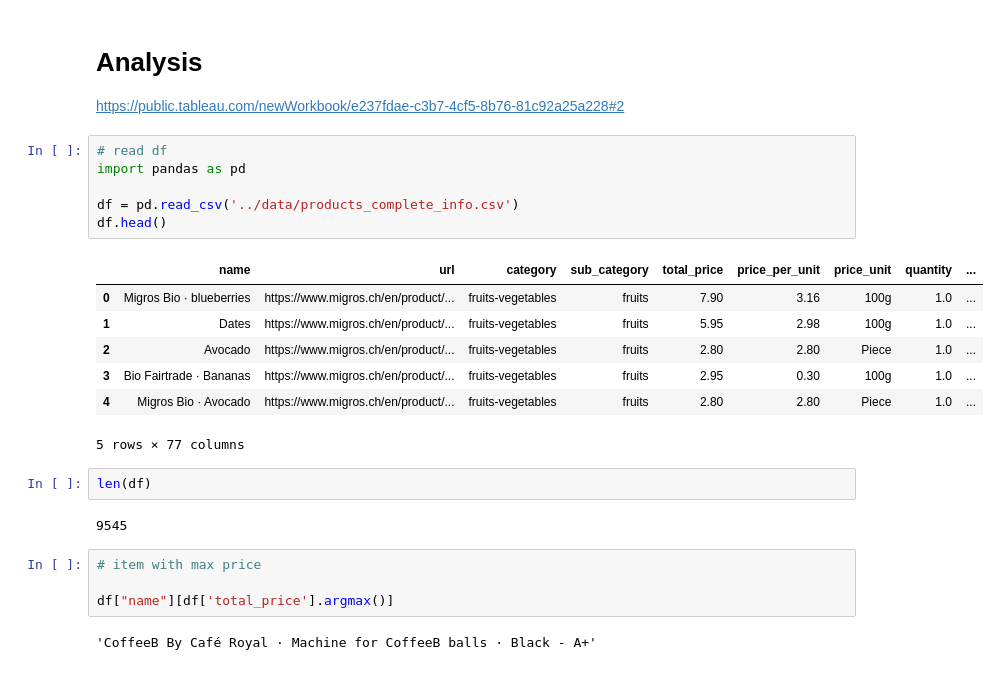
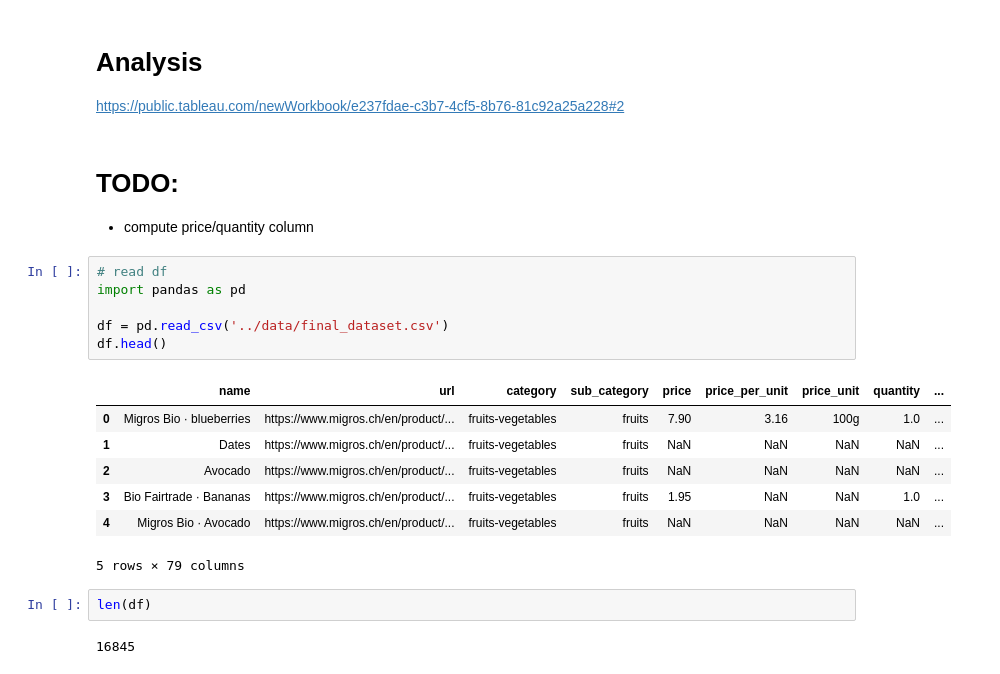
Before and after one commit to AlainJoss/scraping_migros.ch, a Jupyter notebook: scripts/EDA.ipynb, the cells around one changed output. Drawn from its saved outputs; the diff is of its cells as text.

```diff
--- a/scripts/EDA.ipynb
+++ b/scripts/EDA.ipynb
@@ -2,27 +2,25 @@
 # Analysis
 
 https://public.tableau.com/newWorkbook/e237fdae-c3b7-4cf5-8b76-81c92a25a228#2
+# %% [markdown]
+# TODO:
+
+- compute price/quantity column
 # %%
 # read df
 import pandas as pd
 
-df = pd.read_csv('../data/products_complete_info.csv')
+df = pd.read_csv('../data/final_dataset.csv')
 df.head()
 # %% [output]
-|  | name | url | category | sub_category | total_price | price_per_unit | price_unit | quantity | ... |
+|  | name | url | category | sub_category | price | price_per_unit | price_unit | quantity | ... |
 | 0 | Migros Bio · blueberries | https://www.migros.ch/en/product/... | fruits-vegetables | fruits | 7.90 | 3.16 | 100g | 1.0 | ... |
-| 1 | Dates | https://www.migros.ch/en/product/... | fruits-vegetables | fruits | 5.95 | 2.98 | 100g | 1.0 | ... |
-| 2 | Avocado | https://www.migros.ch/en/product/... | fruits-vegetables | fruits | 2.80 | 2.80 | Piece | 1.0 | ... |
-| 3 | Bio Fairtrade · Bananas | https://www.migros.ch/en/product/... | fruits-vegetables | fruits | 2.95 | 0.30 | 100g | 1.0 | ... |
-| 4 | Migros Bio · Avocado | https://www.migros.ch/en/product/... | fruits-vegetables | fruits | 2.80 | 2.80 | Piece | 1.0 | ... |
+| 1 | Dates | https://www.migros.ch/en/product/... | fruits-vegetables | fruits | NaN | NaN | NaN | NaN | ... |
+| 2 | Avocado | https://www.migros.ch/en/product/... | fruits-vegetables | fruits | NaN | NaN | NaN | NaN | ... |
+| 3 | Bio Fairtrade · Bananas | https://www.migros.ch/en/product/... | fruits-vegetables | fruits | 1.95 | NaN | NaN | 1.0 | ... |
+| 4 | Migros Bio · Avocado | https://www.migros.ch/en/product/... | fruits-vegetables | fruits | NaN | NaN | NaN | NaN | ... |
-5 rows × 77 columns
+5 rows × 79 columns
 # %%
 len(df)
 # %% [output]
-9545
+16845
-# %%
-# item with max price
-
-df["name"][df['total_price'].argmax()]
-# %% [output]
-'CoffeeB By Café Royal · Machine for CoffeeB balls · Black - A+'
```
Also changed, not shown: parts of 7 cells of this notebook, 6 other files.
